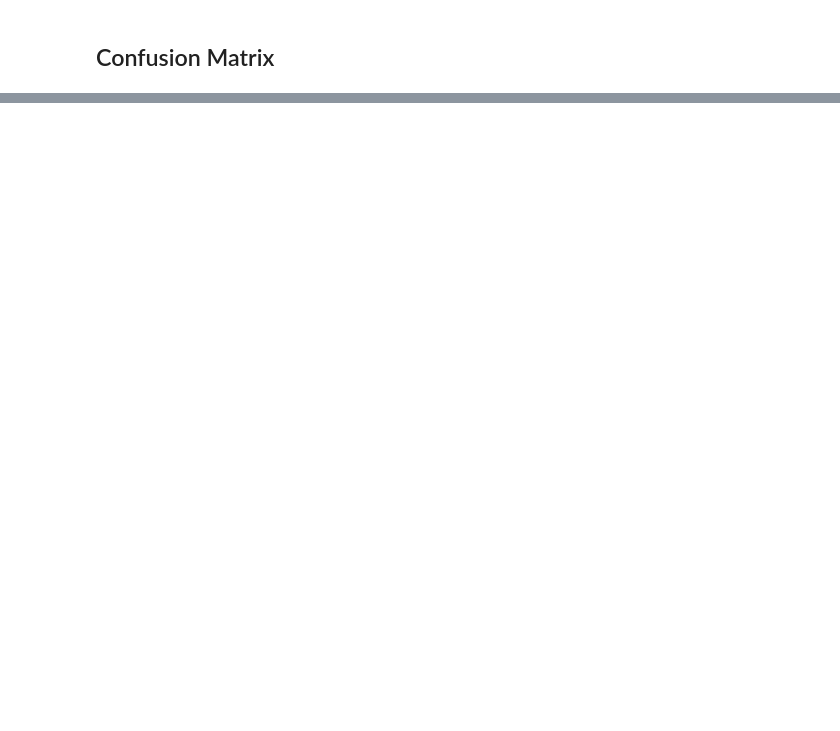
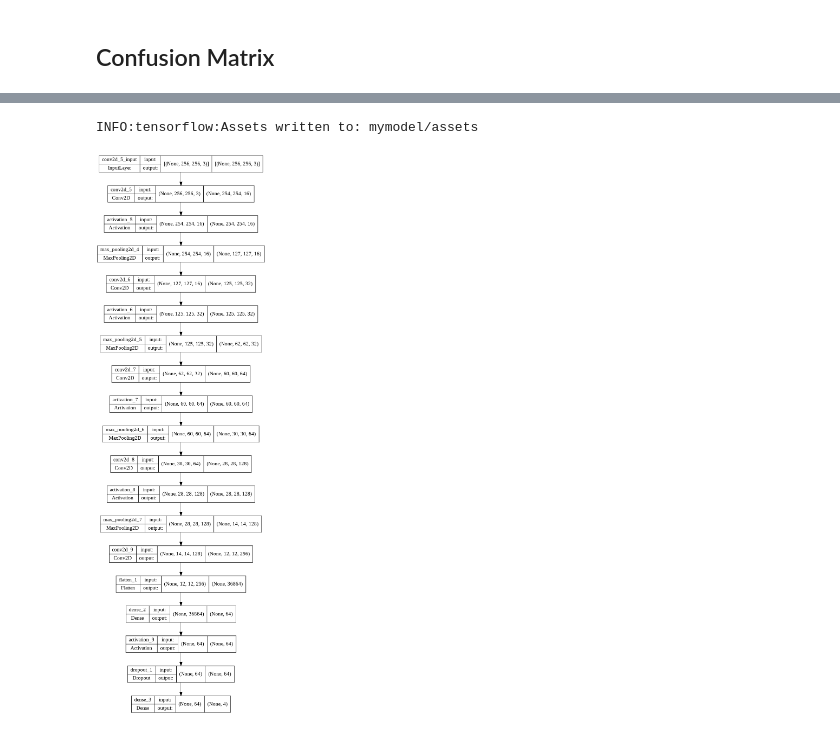
Before and after one commit to ascii-monk123/PhytoMonk, a Jupyter notebook: Notebooks/classification/Classification.ipynb, the cells around one changed output, grey strips where cells are left out. Cells and saved outputs as stored; diff of their text form; code cells hidden in the pictures; blank space fills up the shorter version.

```diff
--- a/Notebooks/classification/Classification.ipynb
+++ b/Notebooks/classification/Classification.ipynb
@@ -178,0 +179,4 @@ accuracy_score(test_gen_new.classes, y_pred)
+# %%
+model.save('mymodel')
+# %% [output]
+INFO:tensorflow:Assets written to: mymodel/assets
@@ -178,0 +185,4 @@ accuracy_score(test_gen_new.classes, y_pred)
+# %%
+plot_model(model, to_file="mymodel.png", show_shapes=True)
+# %% [output]
+[figure, added]
```
Also changed, not shown: parts of 12 cells of this notebook, 4 other files.
